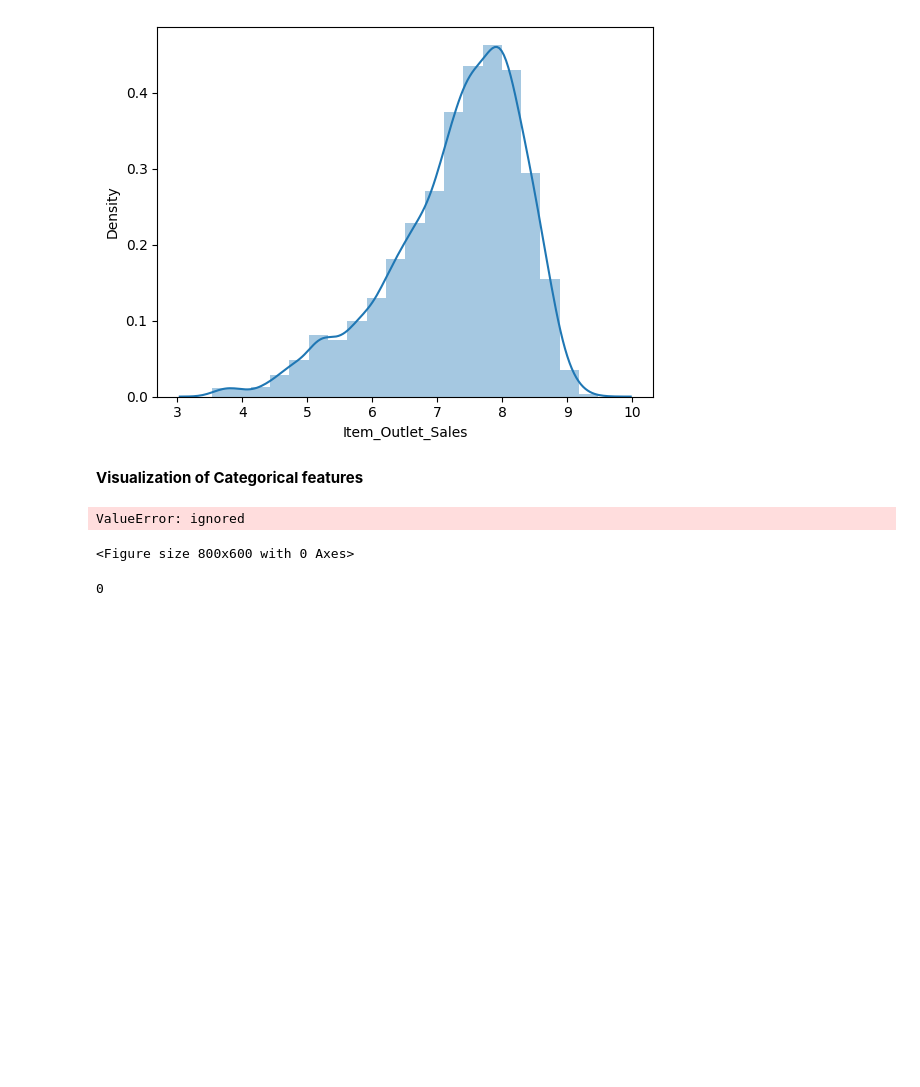
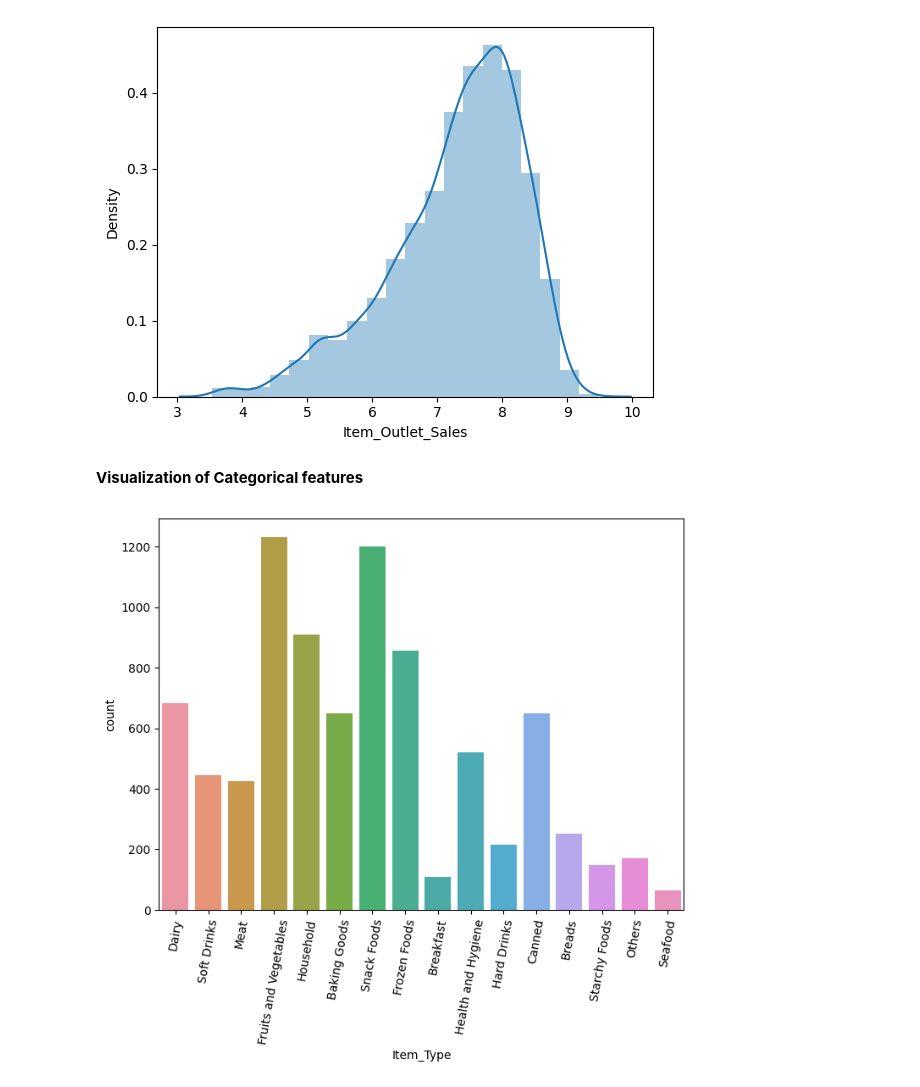
Before and after one commit to prateekkosta/Big-Mart-sales-analysis-, a Jupyter notebook: BigMart_Data_Analysis.ipynb, the cells around one changed output. Cells and saved outputs as stored; diff of their text form; code cells hidden in the pictures; blank space fills up the shorter version.

```diff
--- a/BigMart_Data_Analysis.ipynb
+++ b/BigMart_Data_Analysis.ipynb
@@ -388,14 +389,12 @@ sns.distplot(df['Item_Outlet_Sales'], bins= 20)
 [figure]
 # %% [markdown]
 **Visualization of Categorical features**
+# %%
+df['Item_Type']=df['Item_Type'].astype(str)
 # %%
 plt.figure(figsize= (8,6))
-x= sns.countplot(df['Item_Type'])
-x.set_xticklabelss(x.get_xticklabels(), rotation= 80)
+Item_Type_Vis= sns.countplot(x= 'Item_Type', data= df)
+Item_Type_Vis.set_xticklabels(Item_Type_Vis.get_xticklabels(), rotation= 80)
+None
 # %% [output]
-ValueError: ignored
-<Figure size 800x600 with 0 Axes>
+[figure, added]
-# %%
-df['Item_Type'].isnull().sum()
-# %% [output]
-0
```
Also changed, not shown: parts of 10 cells of this notebook.
